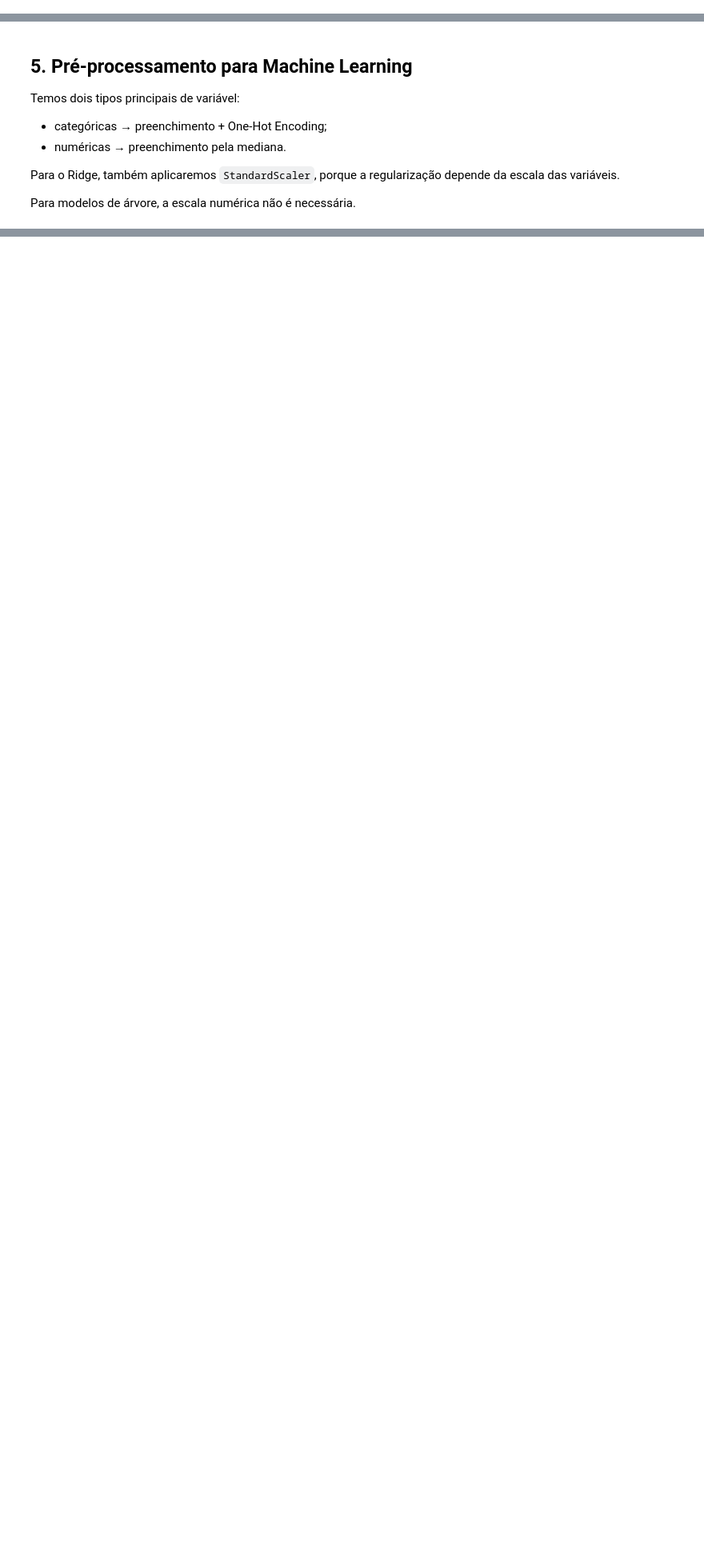
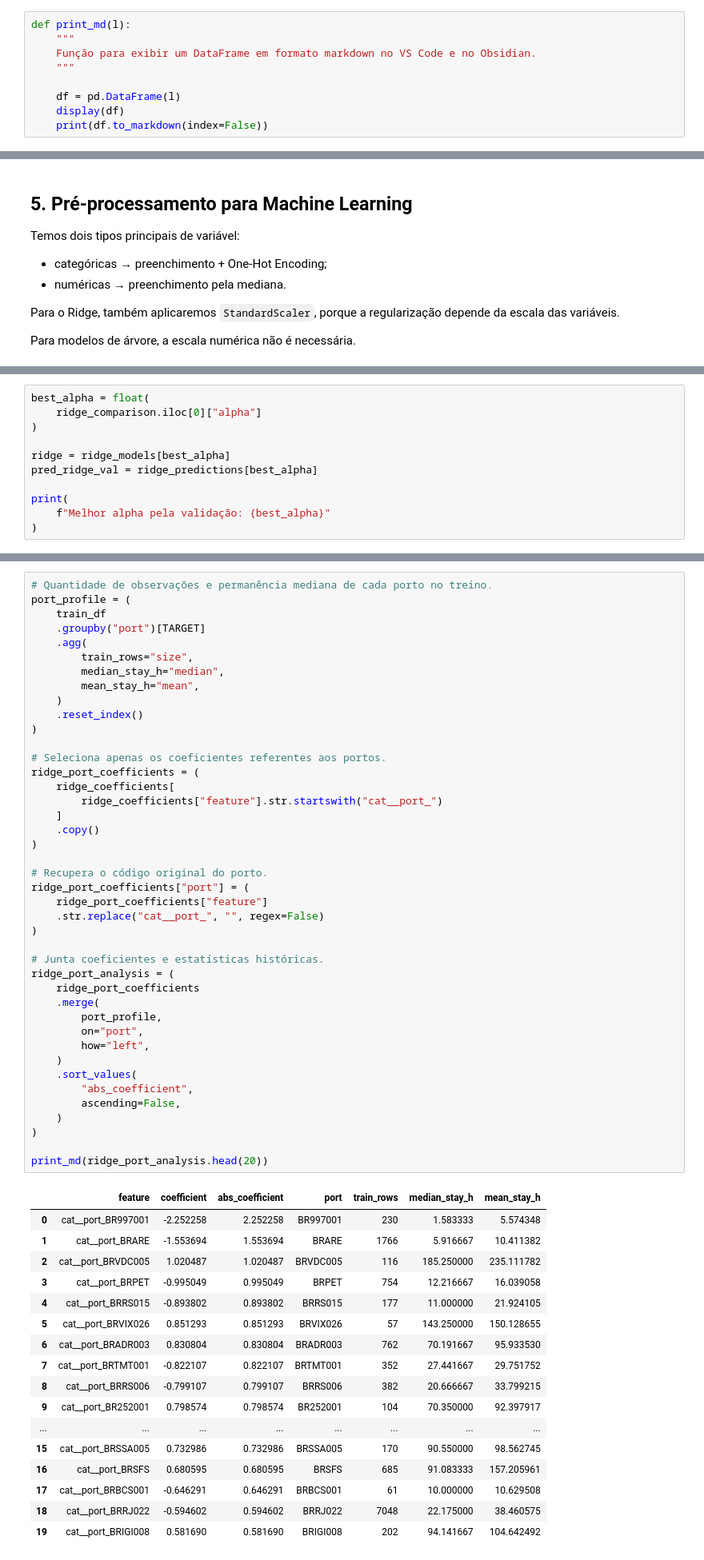
Before and after one commit to tiagoalberione/port_leadtime_prediction, a Jupyter notebook: notebooks/modeling_step_by_step.ipynb, the cells around one changed output, grey strips where cells are left out. Shown at 80% size. Saved outputs shown, nothing was run; the diff lists cells and outputs as text; blank space fills up the shorter version.

```diff
--- a/notebooks/modeling_step_by_step.ipynb
+++ b/notebooks/modeling_step_by_step.ipynb
@@ -83,3 +95,12 @@ print(f"Período: {df[DATE_COL].min()} até {df[DATE_COL].max()}")
+# %%
+def print_md(l):
+    """
+    Função para exibir um DataFrame em formato markdown no VS Code e no Obsidian.
+    """
+
+    df = pd.DataFrame(l)
+    display(df)
+    print(df.to_markdown(index=False))
 # %% [markdown]
 
 ### 0.1 Faça uma checagem rápida da variável-alvo
@@ -1181,0 +713,11 @@ print("Arquivos do Capítulo 4 salvos.")
+# %%
+best_alpha = float(
+    ridge_comparison.iloc[0]["alpha"]
+)
+
+ridge = ridge_models[best_alpha]
+pred_ridge_val = ridge_predictions[best_alpha]
+
+print(
+    f"Melhor alpha pela validação: {best_alpha}"
+)
@@ -1181,0 +926,60 @@ print("Arquivos do Capítulo 4 salvos.")
+# %%
+# Quantidade de observações e permanência mediana de cada porto no treino.
+port_profile = (
+    train_df
+    .groupby("port")[TARGET]
+    .agg(
+        train_rows="size",
+        median_stay_h="median",
+        mean_stay_h="mean",
+    )
+    .reset_index()
+)
+
+# Seleciona apenas os coeficientes referentes aos portos.
+ridge_port_coefficients = (
+    ridge_coefficients[
+        ridge_coefficients["feature"].str.startswith("cat__port_")
+    ]
+    .copy()
+)
+
+# Recupera o código original do porto.
+ridge_port_coefficients["port"] = (
+    ridge_port_coefficients["feature"]
+    .str.replace("cat__port_", "", regex=False)
+)
+
+# Junta coeficientes e estatísticas históricas.
+ridge_port_analysis = (
+    ridge_port_coefficients
+    .merge(
+        port_profile,
+        on="port",
+        how="left",
+    )
+    .sort_values(
+        "abs_coefficient",
+        ascending=False,
+    )
+)
+
+print_md(ridge_port_analysis.head(20))
+# %% [output]
+|  | feature | coefficient | abs_coefficient | port | train_rows | median_stay_h | mean_stay_h |
+| 0 | cat__port_BR997001 | -2.252258 | 2.252258 | BR997001 | 230 | 1.583333 | 5.574348 |
+| 1 | cat__port_BRARE | -1.553694 | 1.553694 | BRARE | 1766 | 5.916667 | 10.411382 |
+| 2 | cat__port_BRVDC005 | 1.020487 | 1.020487 | BRVDC005 | 116 | 185.250000 | 235.111782 |
+| 3 | cat__port_BRPET | -0.995049 | 0.995049 | BRPET | 754 | 12.216667 | 16.039058 |
+| 4 | cat__port_BRRS015 | -0.893802 | 0.893802 | BRRS015 | 177 | 11.000000 | 21.924105 |
+| 5 | cat__port_BRVIX026 | 0.851293 | 0.851293 | BRVIX026 | 57 | 143.250000 | 150.128655 |
+| 6 | cat__port_BRADR003 | 0.830804 | 0.830804 | BRADR003 | 762 | 70.191667 | 95.933530 |
+| 7 | cat__port_BRTMT001 | -0.822107 | 0.822107 | BRTMT001 | 352 | 27.441667 | 29.751752 |
+| 8 | cat__port_BRRS006 | -0.799107 | 0.799107 | BRRS006 | 382 | 20.666667 | 33.799215 |
+| 9 | cat__port_BR252001 | 0.798574 | 0.798574 | BR252001 | 104 | 70.350000 | 92.397917 |
+| ... | ... | ... | ... | ... | ... | ... | ... |
+| 15 | cat__port_BRSSA005 | 0.732986 | 0.732986 | BRSSA005 | 170 | 90.550000 | 98.562745 |
+| 16 | cat__port_BRSFS | 0.680595 | 0.680595 | BRSFS | 685 | 91.083333 | 157.205961 |
+| 17 | cat__port_BRBCS001 | -0.646291 | 0.646291 | BRBCS001 | 61 | 10.000000 | 10.629508 |
+| 18 | cat__port_BRRJ022 | -0.594602 | 0.594602 | BRRJ022 | 7048 | 22.175000 | 38.460575 |
+| 19 | cat__port_BRIGI008 | 0.581690 | 0.581690 | BRIGI008 | 202 | 94.141667 | 104.642492 |
```
Also changed, not shown: parts of 183 cells of this notebook.
